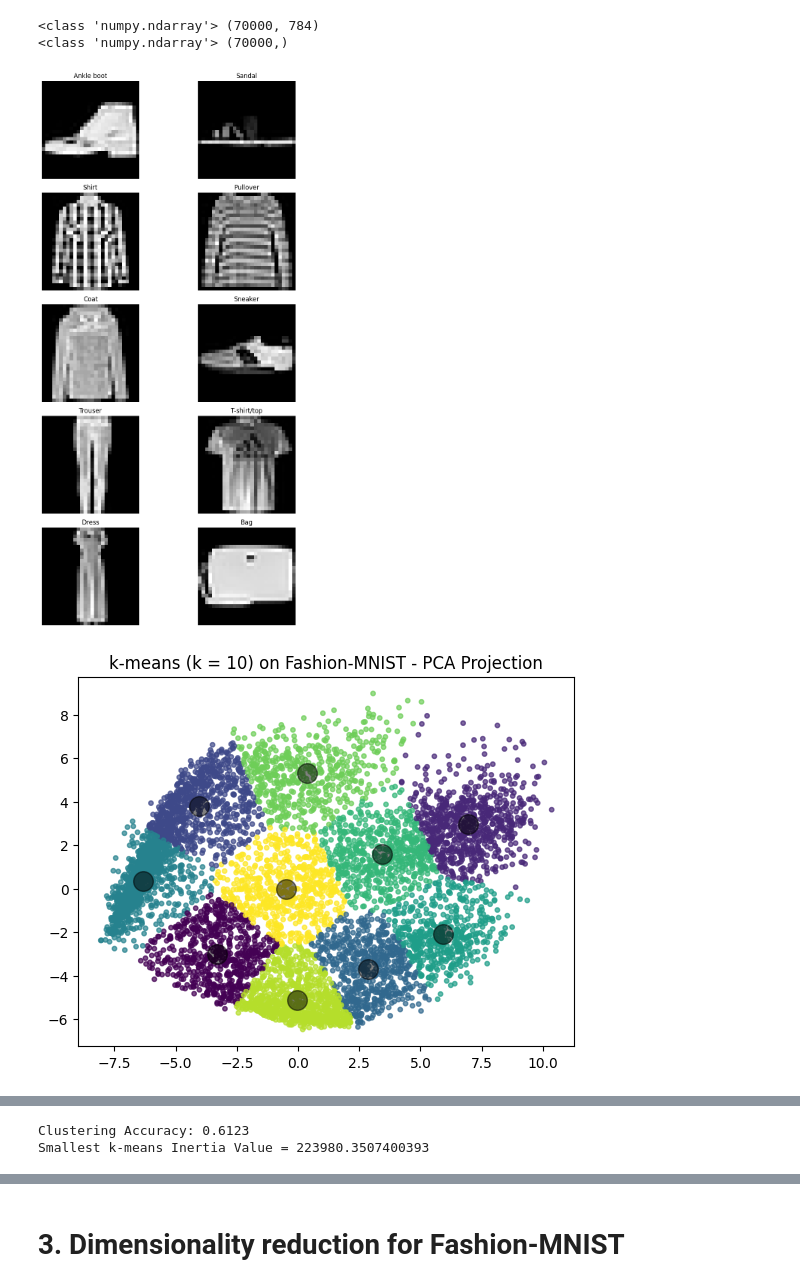
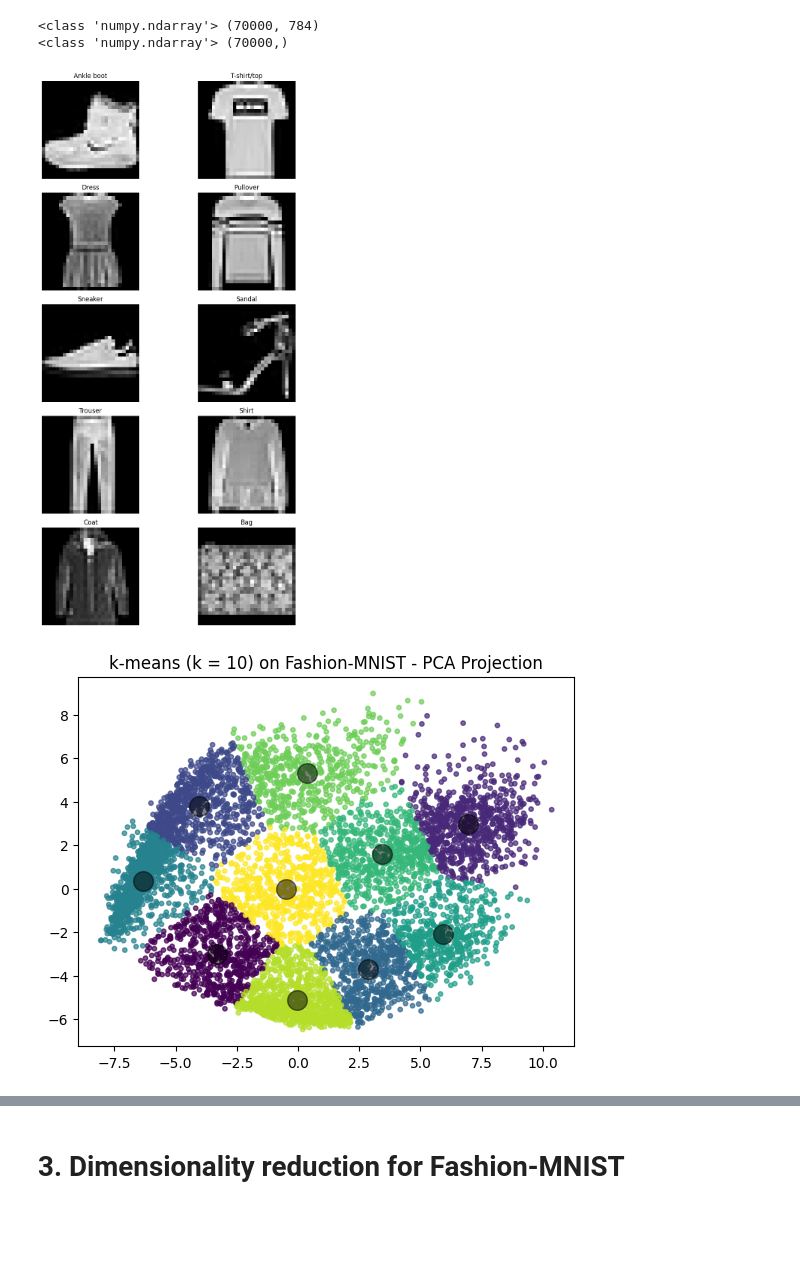
Before and after one commit to Shinyhunter95/math-data-science-course-Project2, a Jupyter notebook: project2.ipynb, the cells around one changed output, grey strips where cells are left out. Drawn from its saved outputs; the diff is of its cells as text; code cells hidden in the pictures; blank space fills up the shorter version.

```diff
--- a/project2.ipynb
+++ b/project2.ipynb
@@ -111,11 +109,7 @@ from scipy.optimize import linear_sum_assignment
 from sklearn.decomposition import PCA
 from sklearn.model_selection import train_test_split
 
-#Split the data 90/10
-X_90, X_10, y_90, y_10 = train_test_split(X, y, test_size=0.1, random_state=0)
-
-#Graph of the Data
-
+#Graph of the full Dataset
 class_names = ['T-shirt/top', 'Trouser', 'Pullover', 'Dress', 'Coat', 'Sandal', 'Shirt', 'Sneaker', 'Bag', 'Ankle boot']
 fig, ax = plt.subplots(5, 2, figsize=(10, 15))
 ax = ax.flatten()
@@ -125,11 +119,11 @@ i = 0
 j = 0
 
 while i < 10:
-  if y_10[j] not in display_classes:
-    ax[i].imshow(X_10[j].reshape(28, 28), cmap='gray')
-    ax[i].set_title(class_names[int(y_10[j])])
+  if y[j] not in display_classes:
+    ax[i].imshow(X[j].reshape(28, 28), cmap='gray')
+    ax[i].set_title(class_names[int(y[j])])
     ax[i].axis('off')
-    display_classes.add(y_10[j])
+    display_classes.add(y[j])
     i += 1
   j += 1
 
@@ -149,33 +143,11 @@ n_clusters = 10
 
 kmeans = KMeans(
     n_clusters=n_clusters,
-    random_state=0,
-)
+    random_state=0,)
 
 kmeans.fit(X_10_normalized)
 kmeans_labels = kmeans.labels_
 cluster_centers = kmeans.cluster_centers_
-
-# 3. Create a label mapping function
-def find_label_mapping(y_true, y_pred, n_clusters):
-    """
-    Finds the optimal mapping between true and predicted labels.
-    Uses the Hungarian algorithm via scipy.optimize.linear_sum_assignment.
-    """
-    # Create a contingency matrix where entry (i, j) is the number of samples
-    # from true class i assigned to predicted cluster j.
-    contingency_matrix = confusion_matrix(y_true, y_pred)
-
-    # Use the Hungarian algorithm to find the mapping that maximizes accuracy.
-    row_ind, col_ind = linear_sum_assignment(-contingency_matrix)
-
-    mapping = {cluster_id: true_label for cluster_id, true_label in zip(col_ind, row_ind)}
-
-    return mapping
-
-# Find the best mapping from cluster labels to true labels
-mapping = find_label_mapping(y_10, kmeans_labels, n_clusters)
-kmeans_labels_mapped = np.array([mapping[label] for label in kmeans_labels])
 
 pca = PCA(n_components=2) #Reduces the data to 2D so we can view it
 X_pca = pca.fit_transform(X_10_normalized)
@@ -189,46 +161,47 @@ plt.scatter(X_pca[:, 0], X_pca[:, 1], c=kmeans_labels_pca, cmap='viridis', s=10,
 plt.scatter(cluster_centers_pca[:, 0], cluster_centers_pca[:, 1], c='black', s=200, alpha=0.5)
 plt.show()
 
+#Label mapping function
+def find_label_mapping(y_true, y_pred, n_clusters):
+    contingency_matrix = confusion_matrix(y_true, y_pred)
+    row_ind, col_ind = linear_sum_assignment(-contingency_matrix)
+    mapping = {cluster_id: true_label for cluster_id, true_label in zip(col_ind, row_ind)}
+    return mapping
 
+mapping = find_label_mapping(y_10, kmeans_labels, n_clusters)
+kmeans_labels_mapped = np.array([mapping[label] for label in kmeans_labels])
 
-# 4. Generate and plot the confusion matrix
+#Plot the confusion matrix
 cm = confusion_matrix(y_10, kmeans_labels_mapped)
 
-# Use Seaborn to create a more visually appealing plot
 plt.figure()
 sns.heatmap(cm, annot=True, fmt='d', cmap='Blues',
             xticklabels=[f"Cluster {i}" for i in range(n_clusters)],
             yticklabels=[
                 'T-shirt/top', 'Trouser', 'Pullover', 'Dress', 'Coat',
                 'Sandal', 'Shirt', 'Sneaker', 'Bag', 'Ankle boot'
             ])
 plt.title('K-means Clustering Confusion Matrix (Fashion-MNIST)')
 plt.xlabel('Predicted Cluster')
 plt.ylabel('True Label')
 plt.show()
 
-# Print accuracy for reference
-accuracy = np.sum(np.diag(cm)) / np.sum(cm)
-print(f"Clustering Accuracy: {accuracy:.4f}")
-
 #Elbow
 inertia = []
 for i in range(1,11):
     kmeans = KMeans(n_clusters=i, random_state=0).fit(X_10_normalized)
     inertia.append(kmeans.inertia_)
-print("Smallest k-means Inertia Value =", min(inertia))
+#print("Smallest k-means Inertia Value =", min(inertia))
 
 plt.figure()
 plt.plot(range(1,11), inertia, marker='o')
 plt.xlabel('Number of clusters')
 plt.ylabel('Inertia')
 plt.show()
 # %% [output]
-[figure, old version]
+[figure, new version]
 [figure]
 [figure]
-Clustering Accuracy: 0.6123
-Smallest k-means Inertia Value = 223980.3507400393
 [figure]
 # %% [markdown]
 # 3. Dimensionality reduction for Fashion-MNIST
```
Also changed, not shown: parts of 2 cells of this notebook.
